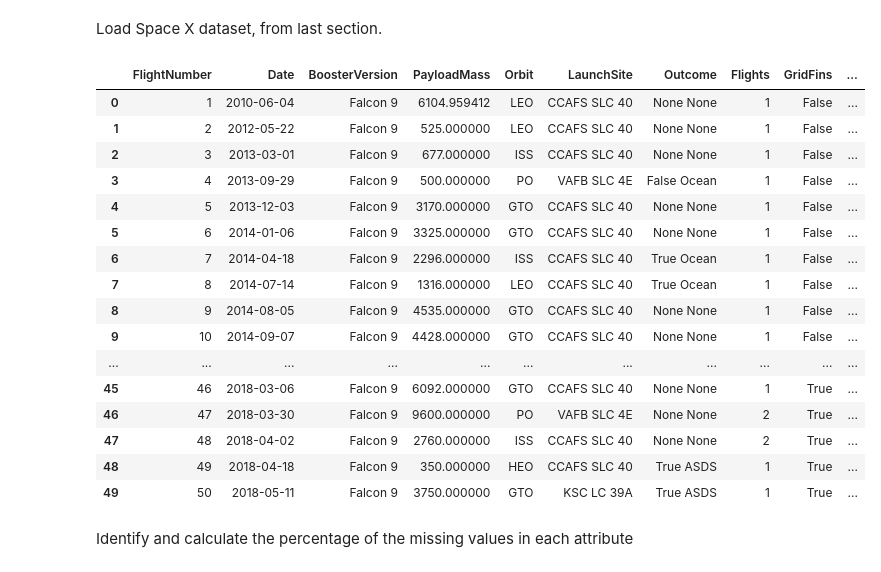
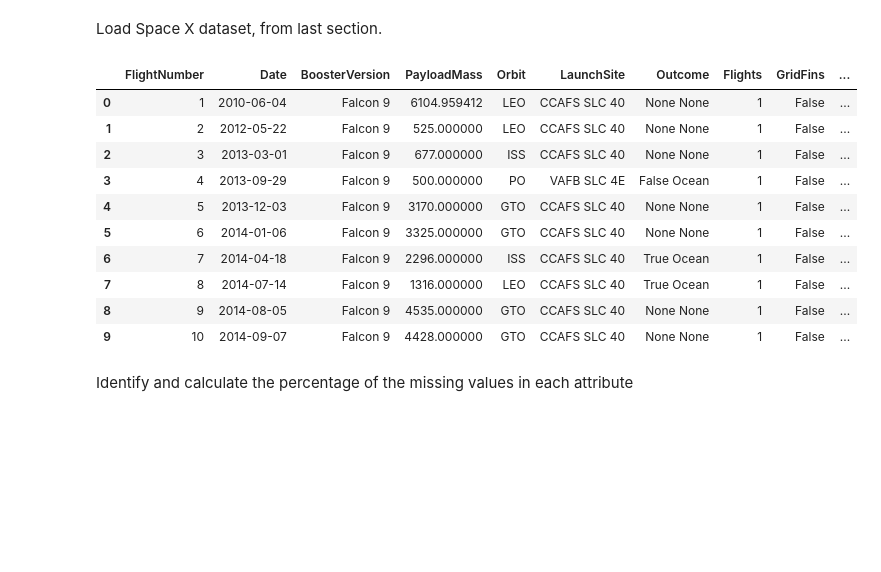
Before and after one commit to LobiaS15/Applied-Data-Science-Capstone, a Jupyter notebook: M1.3_Data-wrangling.ipynb, the cells around one changed output. Saved outputs shown, nothing was run; the diff lists cells and outputs as text; code cells hidden in the pictures; blank space fills up the shorter version.

```diff
--- a/M1.3_Data-wrangling.ipynb
+++ b/M1.3_Data-wrangling.ipynb
@@ -68,25 +62,19 @@ import numpy as np
 Load Space X dataset, from last section.
 # %%
 df=pd.read_csv("https://cf-courses-data.s3.us.cloud-object-storage.appdomain.cloud/IBM-DS0321EN-SkillsNetwork/datasets/dataset_part_1.csv")
-df.head(50)
+df.head(10)
 # %% [output]
 |  | FlightNumber | Date | BoosterVersion | PayloadMass | Orbit | LaunchSite | Outcome | Flights | GridFins | ... |
 | 0 | 1 | 2010-06-04 | Falcon 9 | 6104.959412 | LEO | CCAFS SLC 40 | None None | 1 | False | ... |
 | 1 | 2 | 2012-05-22 | Falcon 9 | 525.000000 | LEO | CCAFS SLC 40 | None None | 1 | False | ... |
 | 2 | 3 | 2013-03-01 | Falcon 9 | 677.000000 | ISS | CCAFS SLC 40 | None None | 1 | False | ... |
 | 3 | 4 | 2013-09-29 | Falcon 9 | 500.000000 | PO | VAFB SLC 4E | False Ocean | 1 | False | ... |
 | 4 | 5 | 2013-12-03 | Falcon 9 | 3170.000000 | GTO | CCAFS SLC 40 | None None | 1 | False | ... |
 | 5 | 6 | 2014-01-06 | Falcon 9 | 3325.000000 | GTO | CCAFS SLC 40 | None None | 1 | False | ... |
 | 6 | 7 | 2014-04-18 | Falcon 9 | 2296.000000 | ISS | CCAFS SLC 40 | True Ocean | 1 | False | ... |
 | 7 | 8 | 2014-07-14 | Falcon 9 | 1316.000000 | LEO | CCAFS SLC 40 | True Ocean | 1 | False | ... |
 | 8 | 9 | 2014-08-05 | Falcon 9 | 4535.000000 | GTO | CCAFS SLC 40 | None None | 1 | False | ... |
 | 9 | 10 | 2014-09-07 | Falcon 9 | 4428.000000 | GTO | CCAFS SLC 40 | None None | 1 | False | ... |
-| ... | ... | ... | ... | ... | ... | ... | ... | ... | ... | ... |
-| 45 | 46 | 2018-03-06 | Falcon 9 | 6092.000000 | GTO | CCAFS SLC 40 | None None | 1 | True | ... |
-| 46 | 47 | 2018-03-30 | Falcon 9 | 9600.000000 | PO | VAFB SLC 4E | None None | 2 | True | ... |
-| 47 | 48 | 2018-04-02 | Falcon 9 | 2760.000000 | ISS | CCAFS SLC 40 | None None | 2 | True | ... |
-| 48 | 49 | 2018-04-18 | Falcon 9 | 350.000000 | HEO | CCAFS SLC 40 | True ASDS | 1 | True | ... |
-| 49 | 50 | 2018-05-11 | Falcon 9 | 3750.000000 | GTO | KSC LC 39A | True ASDS | 1 | True | ... |
 # %% [markdown]
 Identify and calculate the percentage of the missing values in each attribute
 # %%
```
Also changed, not shown: parts of 2 cells of this notebook.
